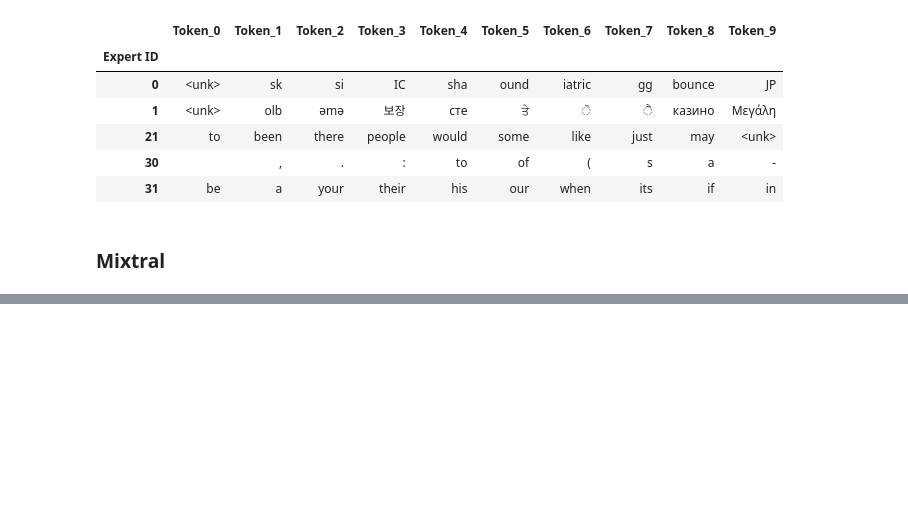
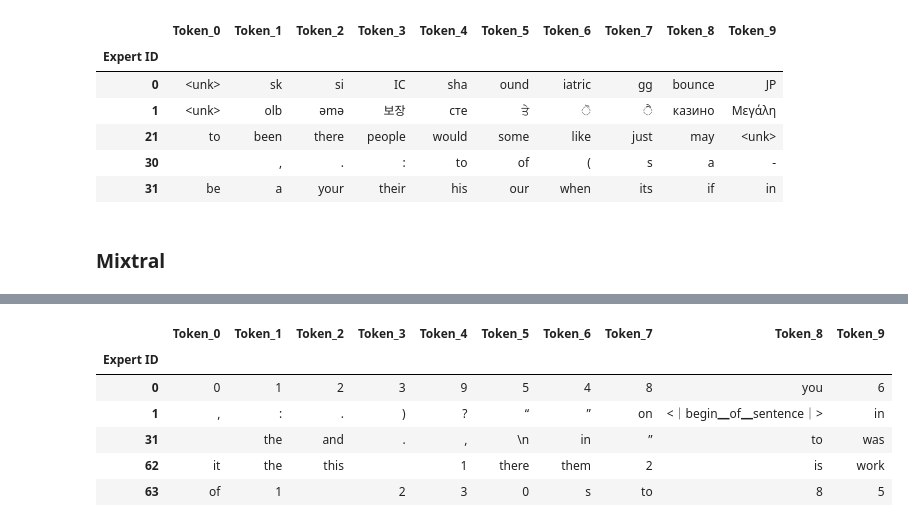
Before and after one commit to ilyalasy/moe-routing, a Jupyter notebook: notebooks/routing_eda.ipynb, the cells around one changed output, grey strips where cells are left out. Cells and saved outputs as stored; diff of their text form; code cells hidden in the pictures; blank space fills up the shorter version.

```diff
--- a/notebooks/routing_eda.ipynb
+++ b/notebooks/routing_eda.ipynb
@@ -36,3 +37,5 @@ df_mixtral = load_expert_routing(f"{HOME}/repos/output/mixtral-experts-420.pt")
+# %%
+df_deepseek = load_expert_routing(f"{HOME}/repos/output/deepseek-experts-540.pt")
 # %% [markdown]
 ## Get top input_ids and group by Expert IDs
 # %%
@@ -129,0 +135,4 @@ top_tokens
+# %%
+experts_by_inputs, all_input_ids = get_expert_dicts(df_deepseek)
+runner = MoERunner.from_name("deepseek",seq_len=512,tokenizer_only=True)
+plot_polar(experts_by_inputs,all_input_ids,runner.tokenizer)
@@ -129,0 +142,11 @@ top_tokens
+# %%
+top_tokens = get_top_tokens(experts_by_inputs,runner.tokenizer,expert_ids = [0,1,31,62,63])
+top_tokens
+# %% [output]
+|  | Token_0 | Token_1 | Token_2 | Token_3 | Token_4 | Token_5 | Token_6 | Token_7 | Token_8 | Token_9 |
+| Expert ID |  |  |  |  |  |  |  |  |  |  |
+| 0 | 0 | 1 | 2 | 3 | 9 | 5 | 4 | 8 | you | 6 |
+| 1 | , | : | . | ) | ? | “ | ” | on | <｜begin▁of▁sentence｜> | in |
+| 31 |  | the | and | . | , | \n | in | ” | to | was |
+| 62 | it | the | this |  | 1 | there | them | 2 | is | work |
+| 63 | of | 1 |  | 2 | 3 | 0 | s | to | 8 | 5 |
```
Also changed, not shown: parts of 8 cells of this notebook.
